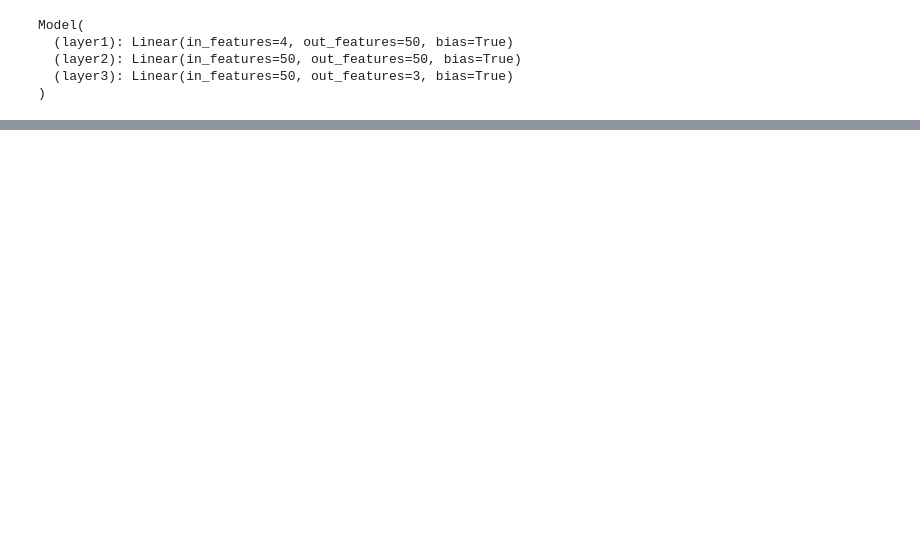
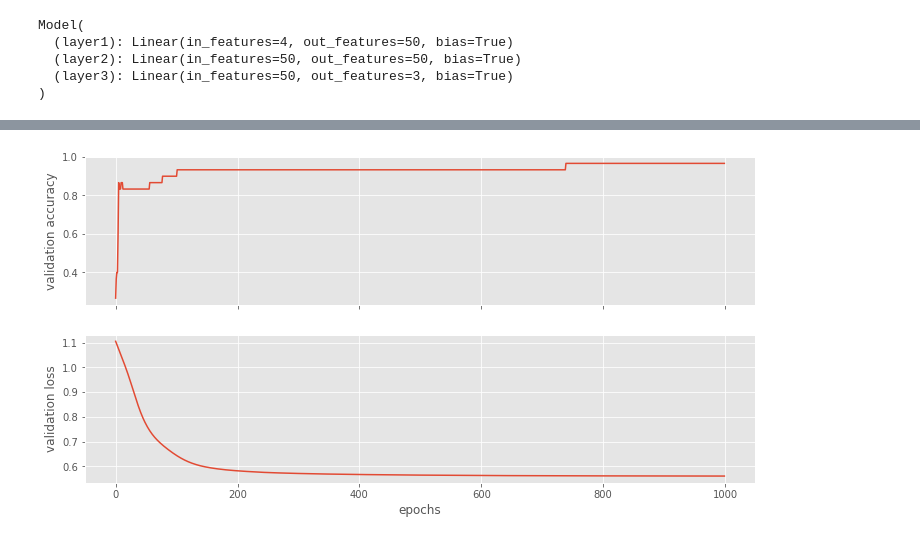
Before and after one commit to clam004/docker-pytorch-api, a Jupyter notebook: notebook/Model.ipynb, the cells around one changed output, grey strips where cells are left out. Cells and saved outputs as stored; diff of their text form; code cells hidden in the pictures; blank space fills up the shorter version.

```diff
--- a/notebook/Model.ipynb
+++ b/notebook/Model.ipynb
@@ -28,9 +24,21 @@ print(output_dim, names)
 print(input_dim, feature_names)
 print(X.shape, Y.shape)
 print(" ")
-print(X[:8,:])
+
+start,stop,step = 0,128,8
+
+print(X[start:stop:step,:])
 print(" ")
 print(Y[:8])
+
+# Scale data to have mean 0 and variance 1
+# which is importance for convergence of the neural network
+scaler = StandardScaler()
+X_scaled = scaler.fit_transform(X)
+
+print(X_scaled.shape)
+print(" ")
+print(X_scaled[start:stop:step,:])
 # %% [output]
 3 ['setosa' 'versicolor' 'virginica']
 4 ['sepal length (cm)', 'sepal width (cm)', 'petal length (cm)', 'petal width (cm)']
@@ -117,0 +147,46 @@ Model(
+# %%
+EPOCHS  = 1000
+
+loss_list = np.zeros((EPOCHS,))
+accuracy_list = np.zeros((EPOCHS,))
+
+
+# Split the data set into training and testing
+X_train, X_test, Y_train, Y_test = train_test_split(
+    X_scaled, Y, test_size=0.2, random_state=2)
+
+X_train = torch.from_numpy(X_train).float()
+Y_train = torch.from_numpy(Y_train).long()
+X_test  = torch.from_numpy(X_test).float()
+Y_test  = torch.from_numpy(Y_test).long()
+
+for epoch in tqdm.trange(EPOCHS):
+
+    # Forward Pass on Training Set
+    Y_pred = model(X_train)
+    loss = loss_fn(Y_pred, Y_train)
+
+    # Record the loss
+    loss_list[epoch] = loss.item()
+
+    # Backward Pass
+    optimizer.zero_grad()
+    loss.backward()
+    optimizer.step()
+
+    # Forward Pass on Test/Validation Set
+    with torch.no_grad():
+
+        Y_pred = model(X_test)
+        correct = (torch.argmax(Y_pred, dim=1) == Y_test).type(torch.FloatTensor)
+        accuracy_list[epoch] = correct.mean()
+
+fig, (ax1, ax2) = plt.subplots(2, figsize=(12, 6), sharex=True)
+
+ax1.plot(accuracy_list)
+ax1.set_ylabel("validation accuracy")
+ax2.plot(loss_list)
+ax2.set_ylabel("validation loss")
+ax2.set_xlabel("epochs");
+# %% [output]
+[figure, added]
```
Also changed, not shown: parts of 6 cells of this notebook, 1 other file.
